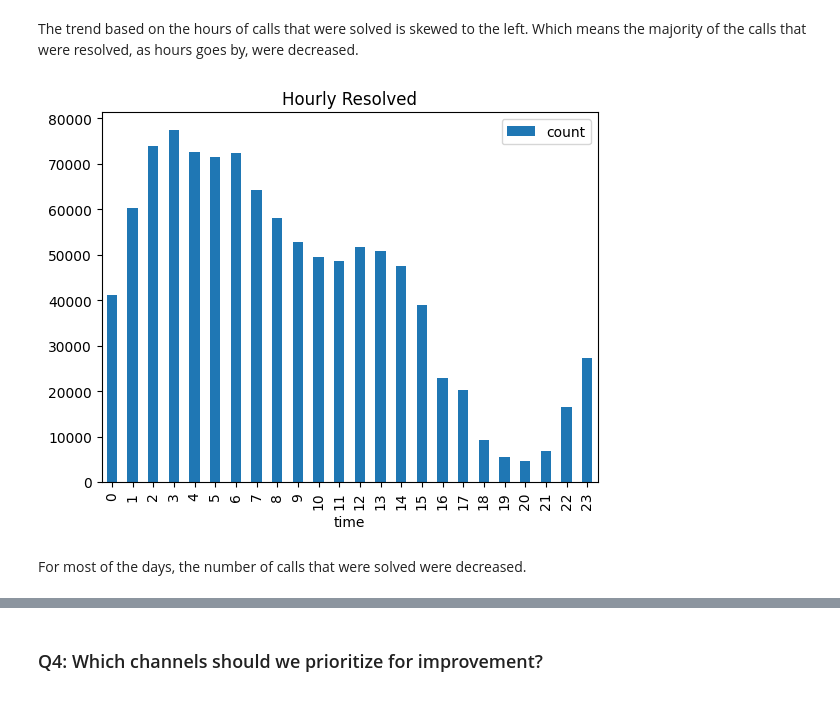
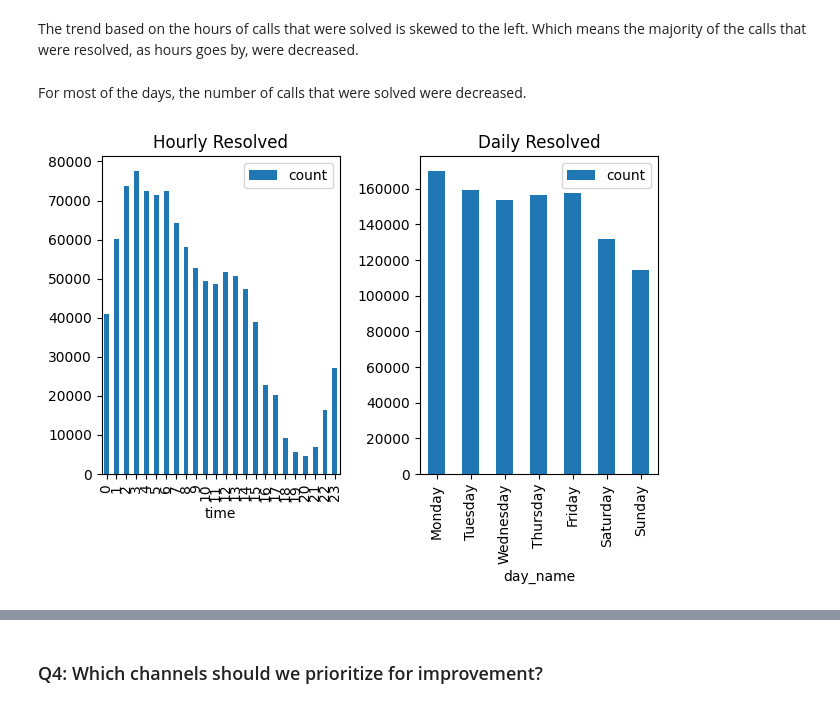
Before and after one commit to adrioui/data-exploration, a Jupyter notebook: Data Exploration.ipynb, the cells around one changed output, grey strips where cells are left out. Cells and saved outputs as stored; diff of their text form; code cells hidden in the pictures.

```diff
--- a/Data Exploration.ipynb
+++ b/Data Exploration.ipynb
@@ -187,11 +187,16 @@ day_grp_is_solved.rename(columns={"time": "day_name"}, inplace=True)
 **Answer:**
 # %% [markdown]
 The trend based on the hours of calls that were solved is skewed to the left. Which means the majority of the calls that were resolved, as hours goes by, were decreased.
+# %% [markdown]
+For most of the days, the number of calls that were solved were decreased.
 # %%
-# Visualize the calls that were solved by each hour
-hour_grp_is_solved.loc[hour_grp_is_solved["is_solved"] == 1].plot(x="time", y="count", title="Hourly Resolved", kind="bar")
+# Visualize the calls that were solved by each day and hour
+fig, axes = plt.subplots(nrows=1, ncols=2)
+
+hour_grp_is_solved.loc[hour_grp_is_solved["is_solved"] == 1].plot(ax=axes[0], x="time", y="count", title="Hourly Resolved", kind="bar")
+day_grp_is_solved.loc[day_grp_is_solved["is_solved"] == 1].plot(ax=axes[1], x="day_name", y="count", title="Daily Resolved", kind="bar")
+
+plt.tight_layout()
 plt.show()
 # %% [output]
-[figure, old version]
+[figure, new version]
-# %% [markdown]
-For most of the days, the number of calls that were solved were decreased.
```
Also changed, not shown: parts of 29 cells of this notebook.
